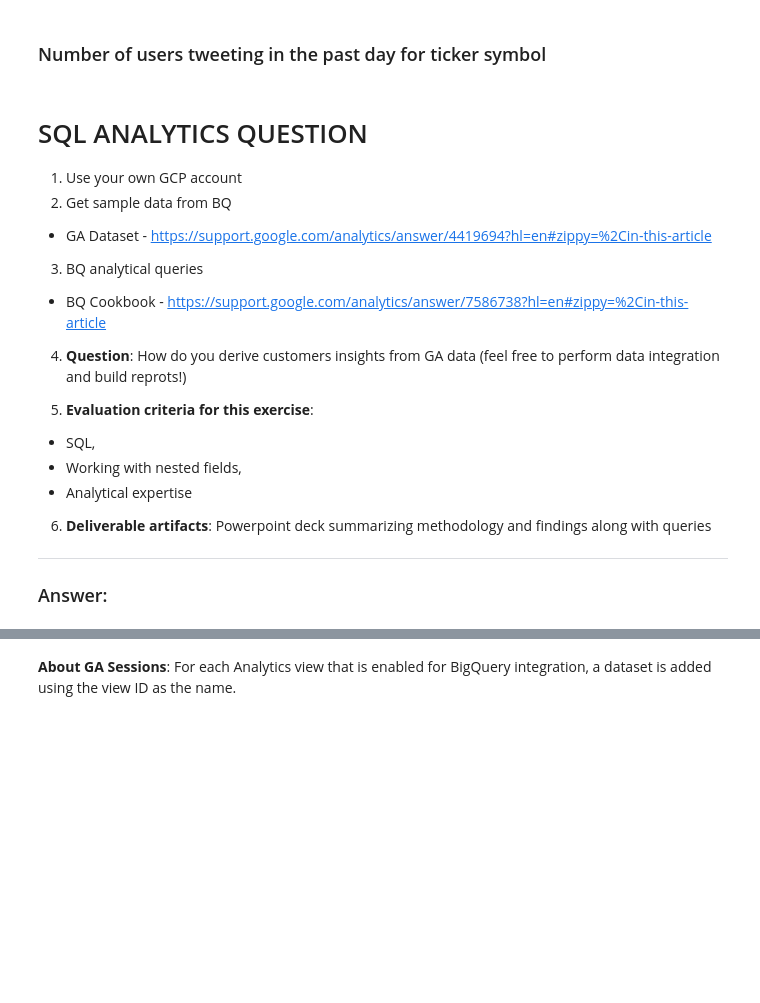
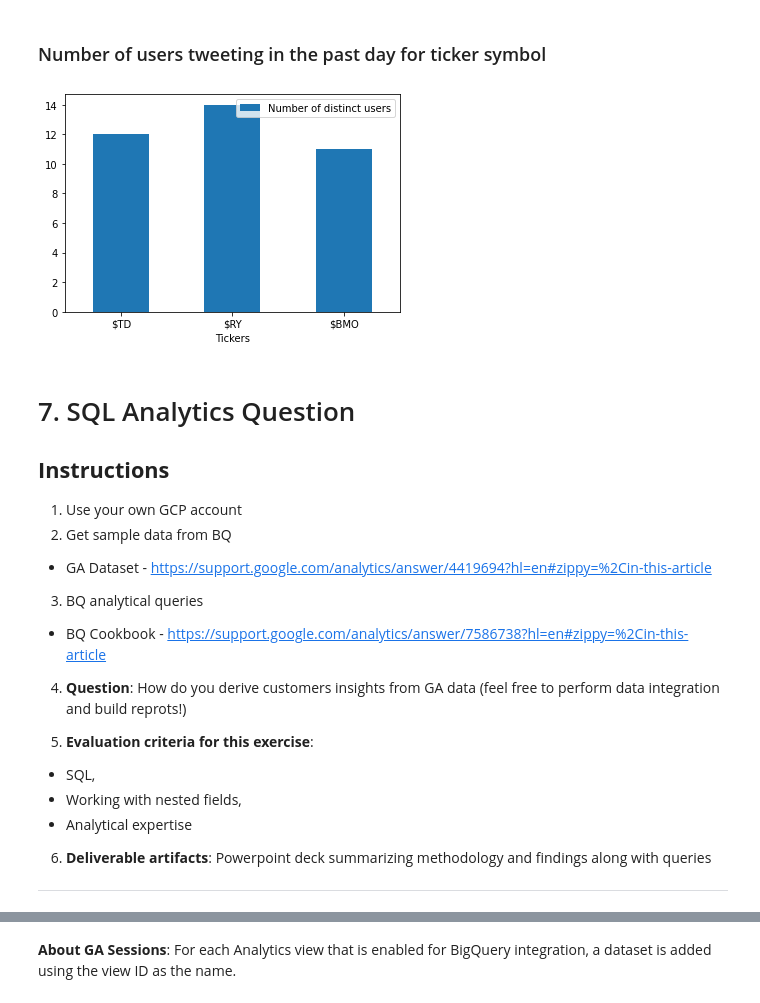
Before and after one commit to paulowe/twitter_stock_market_mining, a Jupyter notebook: BMO_Case_study.ipynb, the cells around one changed output, grey strips where cells are left out. Drawn from its saved outputs; the diff is of its cells as text; code cells hidden in the pictures; blank space fills up the shorter version.

Commit message:
Basic plots added

```diff
--- a/BMO_Case_study.ipynb
+++ b/BMO_Case_study.ipynb
@@ -198,8 +199,29 @@ ax = visualization_df.plot.bar(x='Tickers', y='Number of tweets', rot=90)
 [figure]
 # %% [markdown]
 ### Number of users tweeting in the past day for ticker symbol
+# %%
+start_date='2022-05-28'
+
+end_date='2022-05-29'
+
+num_distinct_users_in_past_day = []
+
+for ticker in tickers:
+
+    mask = (df['Created At'] > start_date) & (df['Created At'] <= end_date) & (df['Tickers'] == ticker)
+    num_users = df.loc[mask]
+    n = len(pd.unique(num_users['User']))
+    num_distinct_users_in_past_day.append(n)
+# %%
+visualization2_df = pd.DataFrame({'Tickers':tickers, 'Number of distinct users':num_distinct_users_in_past_day})
+ax = visualization2_df.plot.bar(x='Tickers', y='Number of distinct users', rot=0)
+# %% [output]
+[figure, added]
 # %% [markdown]
-# SQL ANALYTICS QUESTION
+# 7. SQL Analytics Question
+
+**Instructions**
+---------------------
 
 1. Use your own GCP account
 2. Get sample data from BQ
@@ -220,9 +242,6 @@ ax = visualization_df.plot.bar(x='Tickers', y='Number of tweets', rot=90)
 6. **Deliverable artifacts**: Powerpoint deck summarizing methodology and findings along with queries
 
 ---------------------
-
-
-### Answer:
 # %% [markdown]
 ### Problem statement
 The dataset provides 12 months (August 2016 to August 2017) of obfuscated Google Analytics 360 data from the Google Merchandise Store , a real ecommerce store that sells Google-branded merchandise, in BigQuery. It’s a great way analyze business data and learn the benefits of using BigQuery to analyze Analytics 360 data Learn more about the data
```
Also changed, not shown: parts of 13 cells of this notebook.
